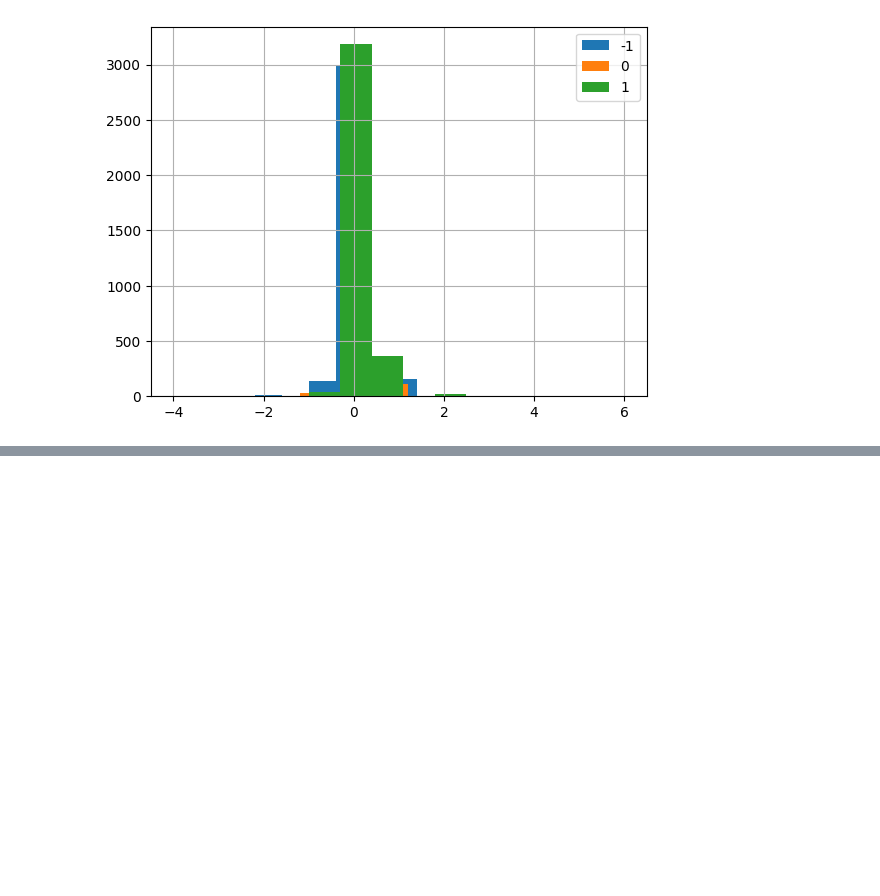
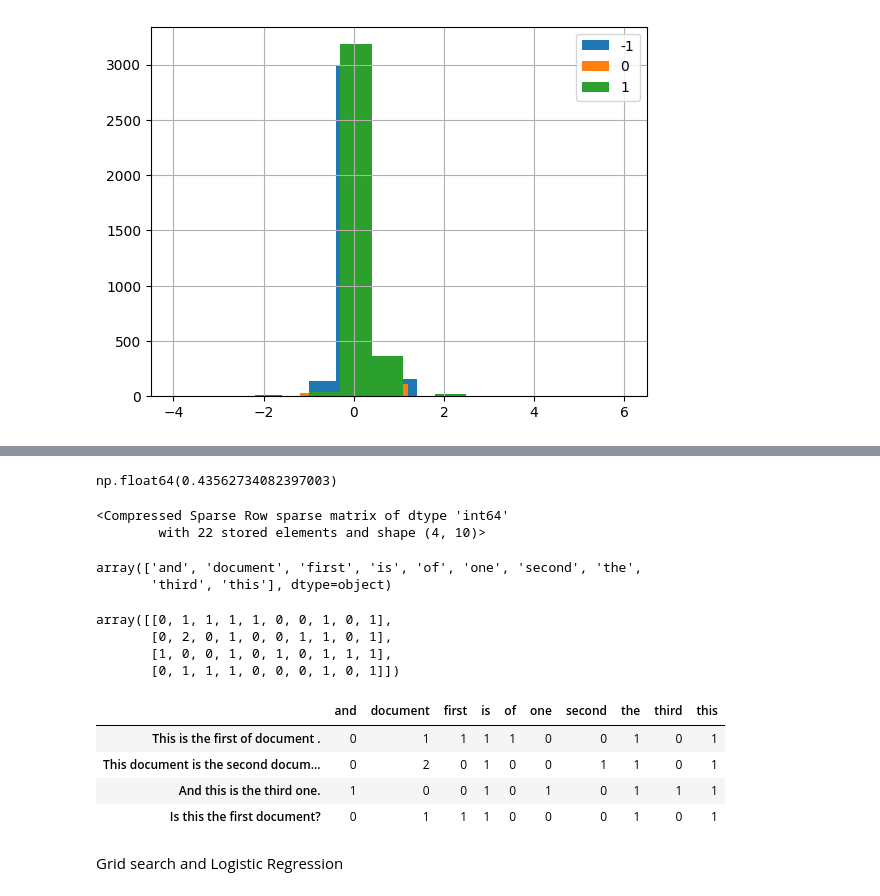
Before and after one commit to KSaubhagya/NLP_Pipeline, a Jupyter notebook: NLP_Pipeline.ipynb, the cells around one changed output, grey strips where cells are left out. Cells and saved outputs as stored; diff of their text form; code cells hidden in the pictures; blank space fills up the shorter version.

```diff
--- a/NLP_Pipeline.ipynb
+++ b/NLP_Pipeline.ipynb
@@ -206,0 +222,4 @@ df['yhat']=0
+# %%
+np.mean(df['yhat']==df['y'])
+# %% [output]
+np.float64(0.43562734082397003)
@@ -206,0 +232,37 @@ df['yhat']=0
+# %%
+ corpus = [
+    'This is the first of document .',
+    'This document is the second document.',
+     'And this is the third one.',
+     'Is this the first document?' ]
+# %%
+vectorizer=CountVectorizer()
+
+X_toy = vectorizer.fit_transform(corpus)
+X_toy
+# %% [output]
+<Compressed Sparse Row sparse matrix of dtype 'int64'
+        with 22 stored elements and shape (4, 10)>
+# %%
+vectorizer.get_feature_names_out()
+# %% [output]
+array(['and', 'document', 'first', 'is', 'of', 'one', 'second', 'the',
+       'third', 'this'], dtype=object)
+# %%
+X_toy.toarray()
+# %% [output]
+array([[0, 1, 1, 1, 1, 0, 0, 1, 0, 1],
+       [0, 2, 0, 1, 0, 0, 1, 1, 0, 1],
+       [1, 0, 0, 1, 0, 1, 0, 1, 1, 1],
+       [0, 1, 1, 1, 0, 0, 0, 1, 0, 1]])
+# %%
+original_toy_df= pd.DataFrame(X_toy.toarray(),columns=vectorizer.get_feature_names_out(),index=corpus )
+original_toy_df
+# %% [output]
+|  | and | document | first | is | of | one | second | the | third | this |
+| This is the first of document . | 0 | 1 | 1 | 1 | 1 | 0 | 0 | 1 | 0 | 1 |
+| This document is the second docum... | 0 | 2 | 0 | 1 | 0 | 0 | 1 | 1 | 0 | 1 |
+| And this is the third one. | 1 | 0 | 0 | 1 | 0 | 1 | 0 | 1 | 1 | 1 |
+| Is this the first document? | 0 | 1 | 1 | 1 | 0 | 0 | 0 | 1 | 0 | 1 |
+# %% [markdown]
+Grid search and Logistic Regression
```
Also changed, not shown: parts of 12 cells of this notebook.
